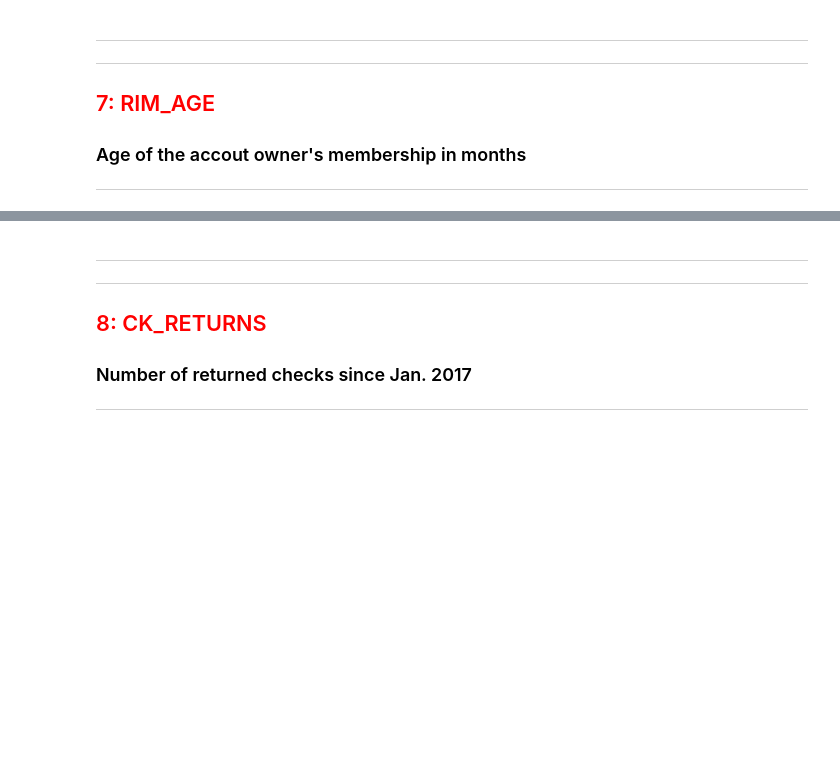
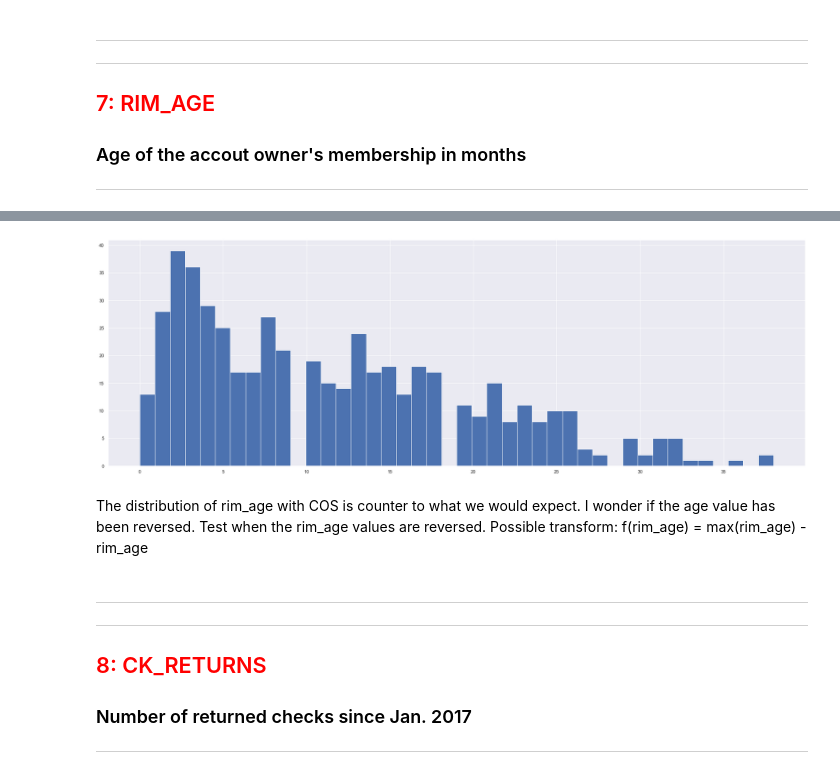
Before and after one commit to FritzZuhl/ProvidentTest, a Jupyter notebook: Intake.ipynb, the cells around one changed output, grey strips where cells are left out. Cells and saved outputs as stored; diff of their text form; code cells hidden in the pictures; blank space fills up the shorter version.

```diff
--- a/Intake.ipynb
+++ b/Intake.ipynb
@@ -241,0 +368,12 @@ Transform data by binning it into ntriggers<2 (bin 0) and ntriggers >= 2 (bin 1)
+# %%
+def bin_ntriggers(x):
+    if x==0:
+        return "nt_zero"
+    if x<2:
+        return "nt_small"
+    else:
+        return "nt_large"
+
+data['ntriggers_bin'] = data['ntriggers'].apply(bin_ntriggers)
+
+CrossTabCheck('ntriggers_bin')
@@ -329,4 +496,19 @@ check_catVar('max_days_neg')
 # %%
 # Using Excel, inspect how max_days_neg field correlates with charged-off accounts.
 # Modeling tactic: bin the values of max_days_neg to create statistical significance.
-data['max_days_neg_bin'] = pd.cut(data['max_days_neg'], bins=(0,1,15,40,110,300), labels=['bin1', 'bin2', 'bin3', 'bin4', 'bin5'], right=False, include_lowest=True, ordered=False)
+
+def bin_max_days_neg(x):
+    if 0 <= x < 2:
+        return 'bin1'
+    if 2 <= x < 5:
+        return 'bin2'
+    if 5 <= x < 30:
+        return 'bin3'
+    if 30 <= x < 110:
+        return 'bin4'
+    else:
+        return 'bin5'
+
+data['max_days_neg_bin'] = data['max_days_neg'].apply(bin_max_days_neg)
+
+CrossTabCheck('max_days_neg_bin')
@@ -397,3 +576,20 @@ plt.show()
+# %%
+max_month = max(data['rim_age'])
+
+def reverse_rim_age(x):
+    return max_month - x
+
+data['rim_age_reverse'] = data['rim_age'].apply(reverse_rim_age)
+
+data_cosPOS = data[data['cos'].values == 1].copy(deep=True)
+plt.hist(data_cosPOS['rim_age_reverse'], bins=42)
+plt.rcParams['figure.figsize'] = (30,10)
+plt.show()
+# %% [output]
+[figure, added]
+# %% [markdown]
+The distribution of rim_age with COS is counter to what we would expect. I wonder if the age value has been reversed. Test when the rim_age values are reversed.
+Possible transform: f(rim_age) = max(rim_age) - rim_age
 # %% [markdown]
 * **
 ***
```
Also changed, not shown: parts of 58 cells of this notebook, 3 other files.
